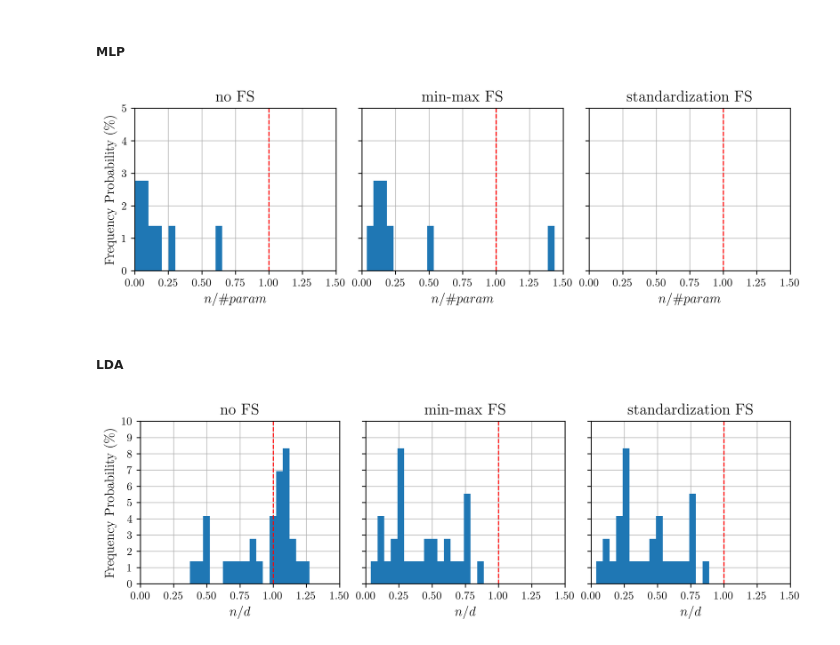
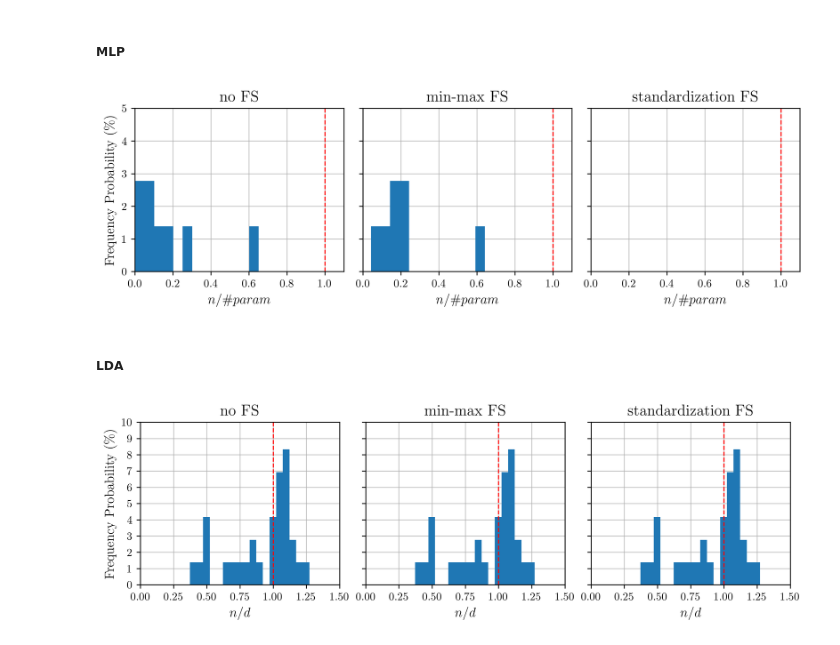
Before and after one commit to learning-curve-research/LCDB-1.1, a Jupyter notebook: analysis/shape - peaking.ipynb, the cells around one changed output. Drawn from its saved outputs; the diff is of its cells as text; code cells hidden in the pictures.

```diff
--- a/analysis/shape - peaking.ipynb
+++ b/analysis/shape - peaking.ipynb
@@ -58,7 +58,7 @@ bar1 = ax.bar(x - width,    percentages_nofs,       width, label='no FS')
 bar2 = ax.bar(x ,           percentages_minmaxfs,   width, label='min-max FS')
 bar3 = ax.bar(x + width,    percentages_standardfs, width, label='standardization FS')
 
-ax.set_ylabel('Occurrence Probability', fontsize = 14)
+ax.set_ylabel(r'Occurrence Probability (\%)', fontsize = 14)
 ax.set_xticks(x)
 ax.set_xticklabels(learner_zoo_filtered, rotation=45, ha='right', fontsize = 14)
 ax.legend(loc = 'upper center',fontsize = 12)
@@ -83,34 +83,3 @@ plt.show()
-# %%
-fig, ax = plt.subplots(figsize=(6.5, 10), dpi=400)
-
-width = 0.25
-y = np.arange(len(learner_zoo_filtered))
-
-bar1 = ax.barh(y - width, percentages_nofs, height=width, label='no FS')
-bar2 = ax.barh(y, percentages_minmaxfs, height=width, label='min-max FS')
-bar3 = ax.barh(y + width, percentages_standardfs, height=width, label='standardization FS')
-
-ax.set_xlabel('Number of Occurrences in LCDB 1.1 CC-18', fontsize=14)
-ax.set_yticks(y)
-ax.set_yticklabels(learner_zoo_filtered, rotation=0, ha='right', fontsize=14)
-ax.invert_yaxis()
-ax.legend(fontsize=12)
-
-def autolabel_h(bars):
-    for rect in bars:
-        width = rect.get_width()
-        # if width > 0:  # only annotate bars with a width greater than 0
-        ax.annotate(f'{width:.0f}',  # integer
-                    xy=(width, rect.get_y() + rect.get_height() / 2),
-                    xytext=(3, 0),  # 3 points horizontal offset
-                    textcoords="offset points", ha='left', va='center')
-
-autolabel_h(bar1)
-autolabel_h(bar2)
-autolabel_h(bar3)
-
-fig.tight_layout()
-plt.show()
 # %% [markdown]
 ### position of peak
 # %% [markdown]
@@ -123,7 +92,7 @@ fig, axes = plt.subplots(1, 3, figsize=(9, 3), sharey=True, dpi=400)
 titles = ["no FS", "min-max FS", "standardization FS"]
 
 for idx, (matrix, dataset, ax, title) in enumerate(zip(
-    [conv_i_matrix_nofs, conv_h_matrix_minmaxfs, conv_h_matrix_standardfs],
+    [conv_i_matrix_nofs, conv_i_matrix_minmaxfs, conv_i_matrix_standardfs],
     [dataset_nofs, dataset_minmaxfs, dataset_standardfs], axes, titles)):
     # store ratios for histogram plotting
     ratios = []
@@ -143,7 +112,7 @@ for idx, (matrix, dataset, ax, title) in enumerate(zip(
         ax.bar(bins[:-1], n, width=bin_width, align='edge')
     ax.axvline(x=1, color='red', linestyle='--', linewidth=1)
     ax.set_xlabel('$n/\\#param$', fontsize=12)
-    ax.set_xlim(0, 1.5)
+    ax.set_xlim(0, 1.1)
     ax.set_ylim(0, 5)
     ax.set_title(title, fontsize=14)
     ax.yaxis.set_major_locator(MaxNLocator(integer=True))
@@ -155,7 +124,7 @@ axes[0].set_ylabel(r'Frequency Probability (\%)', fontsize=12)
 plt.tight_layout()
 plt.show()
 # %% [output]
-[figure, old version]
+[figure, new version]
 # %% [markdown]
 ##### LDA
 # %%
@@ -166,36 +135,36 @@ fig, axes = plt.subplots(1, 3, figsize=(9, 3), sharey=True, dpi=400)
 titles = ["no FS", "min-max FS", "standardization FS"]
 
 for idx, (matrix, dataset, ax, title) in enumerate(zip(
-    [conv_i_matrix_nofs, conv_h_matrix_minmaxfs, conv_h_matrix_standardfs],
+    [conv_i_matrix_nofs, conv_i_matrix_minmaxfs, conv_i_matrix_standardfs],
     [dataset_nofs, dataset_minmaxfs, dataset_standardfs], axes, titles)):
     # store ratios for histogram plotting
     ratios = []
     for data_idx in range(conv_i_matrix_nofs.shape[1]):
         if np.isnan(matrix[LEARNER, data_idx]):  # filter out no violation case
             continue
 
         peak_position = matrix[LEARNER, data_idx]
         ideal_peak = feature_num_CC18[data_idx]
         ratio = peak_position / ideal_peak
         ratios.append(ratio)
     if len(ratios) > 0:
         bins = np.arange(min(ratios), max(ratios) + bin_width, bin_width)
         n, bins, _ = ax.hist(ratios, bins=bins, density=False)
         n = (n / conv_i_matrix_nofs.shape[1]) * 100 # convert into %
         ax.cla()
         ax.bar(bins[:-1], n, width=bin_width, align='edge')
     ax.axvline(x=1, color='red', linestyle='--', linewidth=1)
     ax.set_xlabel('$n/d$', fontsize=12)
     ax.set_xlim(0, 1.5)
     ax.set_ylim(0, 10)
     ax.set_title(title, fontsize=14)
     ax.yaxis.set_major_locator(MaxNLocator(integer=True))
     # grid bottom
     ax.set_axisbelow(True)
     ax.grid(True, alpha=0.7)
 axes[0].set_ylabel(r'Frequency Probability (\%)', fontsize=12)
 
 plt.tight_layout()
 plt.show()
 # %% [output]
-[figure, old version]
+[figure, new version]
```
Also changed, not shown: parts of 3 cells of this notebook, 8 other files.
